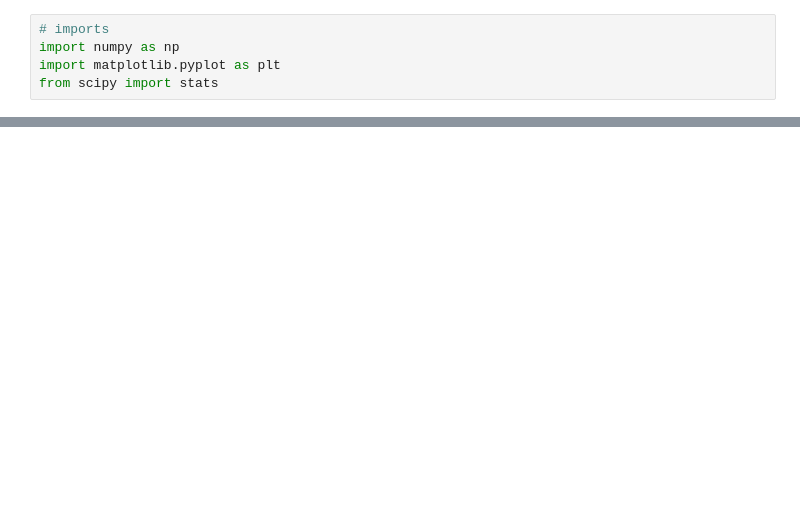
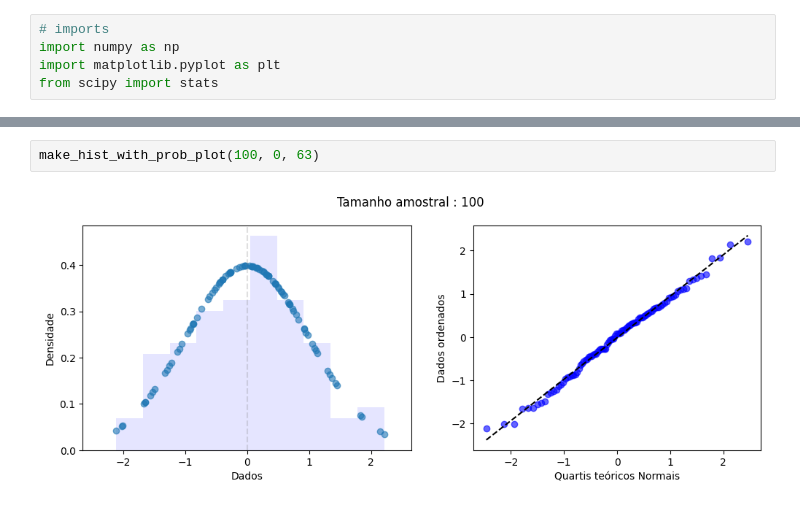
Before and after one commit to andersonmdcanteli/val-metodos-analiticos, a Jupyter notebook: make-plots/probplot/prob-example.ipynb, the cells around one changed output, grey strips where cells are left out. Drawn from its saved outputs; the diff is of its cells as text; blank space fills up the shorter version.

```diff
--- a/make-plots/probplot/prob-example.ipynb
+++ b/make-plots/probplot/prob-example.ipynb
@@ -23,0 +41,4 @@ plt.show()
+# %%
+make_hist_with_prob_plot(100, 0, 63)
+# %% [output]
+[figure, added]
```
Also changed, not shown: parts of 20 cells of this notebook.
